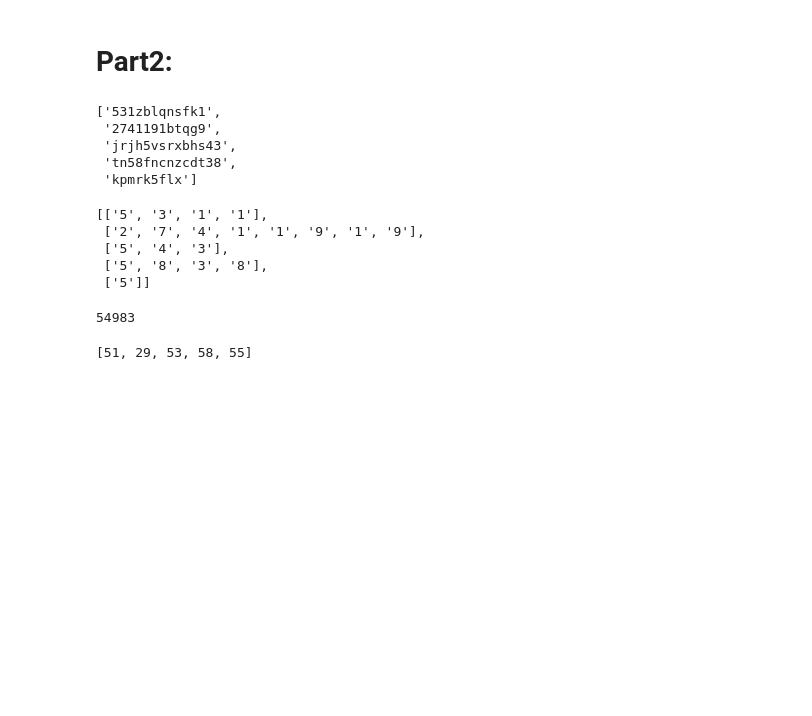
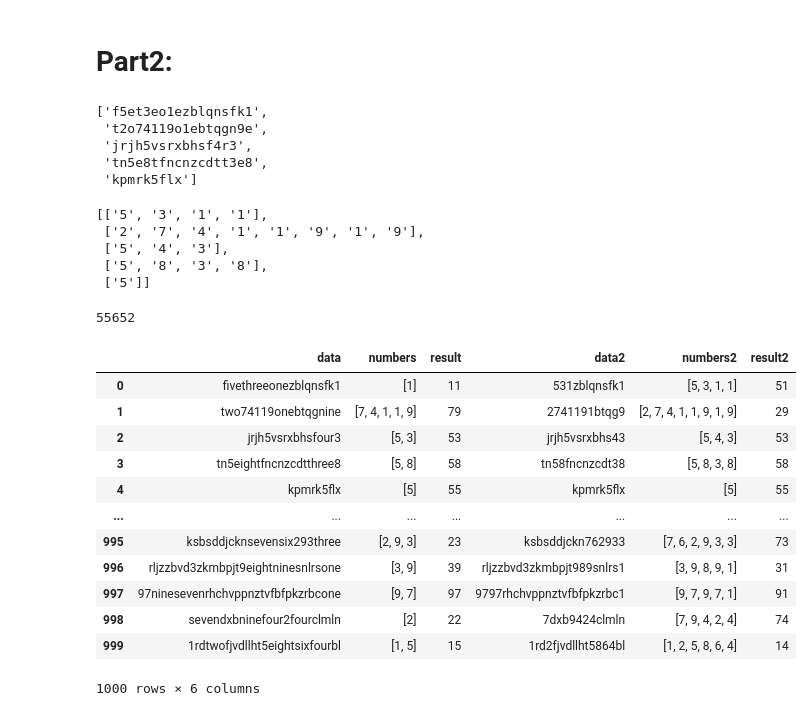
Before and after one commit to tvrzj/advent_of_code23, a Jupyter notebook: scripts/1.ipynb, the cells around one changed output. Saved outputs shown, nothing was run; the diff lists cells and outputs as text; code cells hidden in the pictures; blank space fills up the shorter version.

```diff
--- a/scripts/1.ipynb
+++ b/scripts/1.ipynb
@@ -65,16 +119,15 @@ sum(result)
 # Part2:
 # %%
 digit_map = {
-        'one': '1',
-        'two': '2',
-        'three': '3',
-        'four': '4',
-        'five': '5',
-        'six': '6',
-        'seven': '7',
-        'eight': '8',
-        'nine': '9',
-        'zero': '0'
+        'one': 'o1e',
+        'two': 't2o',
+        'three': 't3e',
+        'four': 'f4r',
+        'five': 'f5e',
+        'six': 's6x',
+        'seven': 's7n',
+        'eight': 'e8t',
+        'nine': 'n9e',
         }
 # %%
 data2 = []
@@ -85,10 +138,10 @@ for item in data:
 
 data2[0:5]
 # %% [output]
-['531zblqnsfk1',
- '2741191btqg9',
- 'jrjh5vsrxbhs43',
- 'tn58fncnzcdt38',
+['f5et3eo1ezblqnsfk1',
+ 't2o74119o1ebtqgn9e',
+ 'jrjh5vsrxbhsf4r3',
+ 'tn5e8tfncnzcdtt3e8',
  'kpmrk5flx']
 # %%
 numbers2 = []
@@ -110,8 +163,22 @@ for line in numbers2:
 
 sum(result2)
 # %% [output]
-54983
+55652
-# %%
-result2[0:5]
-# %% [output]
-[51, 29, 53, 58, 55]
+# %%
+import pandas as pd
+sanity_df = pd.DataFrame(data=[data, numbers, result, data2, numbers2, result2], index=('data', 'numbers', 'result', 'data2', 'numbers2', 'result2')).transpose()
+sanity_df
+# %% [output]
+|  | data | numbers | result | data2 | numbers2 | result2 |
+| 0 | fivethreeonezblqnsfk1 | [1] | 11 | 531zblqnsfk1 | [5, 3, 1, 1] | 51 |
+| 1 | two74119onebtqgnine | [7, 4, 1, 1, 9] | 79 | 2741191btqg9 | [2, 7, 4, 1, 1, 9, 1, 9] | 29 |
+| 2 | jrjh5vsrxbhsfour3 | [5, 3] | 53 | jrjh5vsrxbhs43 | [5, 4, 3] | 53 |
+| 3 | tn5eightfncnzcdtthree8 | [5, 8] | 58 | tn58fncnzcdt38 | [5, 8, 3, 8] | 58 |
+| 4 | kpmrk5flx | [5] | 55 | kpmrk5flx | [5] | 55 |
+| ... | ... | ... | ... | ... | ... | ... |
+| 995 | ksbsddjcknsevensix293three | [2, 9, 3] | 23 | ksbsddjckn762933 | [7, 6, 2, 9, 3, 3] | 73 |
+| 996 | rljzzbvd3zkmbpjt9eightninesnlrsone | [3, 9] | 39 | rljzzbvd3zkmbpjt989snlrs1 | [3, 9, 8, 9, 1] | 31 |
+| 997 | 97ninesevenrhchvppnztvfbfpkzrbcone | [9, 7] | 97 | 9797rhchvppnztvfbfpkzrbc1 | [9, 7, 9, 7, 1] | 91 |
+| 998 | sevendxbninefour2fourclmln | [2] | 22 | 7dxb9424clmln | [7, 9, 4, 2, 4] | 74 |
+| 999 | 1rdtwofjvdllht5eightsixfourbl | [1, 5] | 15 | 1rd2fjvdllht5864bl | [1, 2, 5, 8, 6, 4] | 14 |
+1000 rows × 6 columns
```
Also changed, not shown: parts of 2 cells of this notebook.
